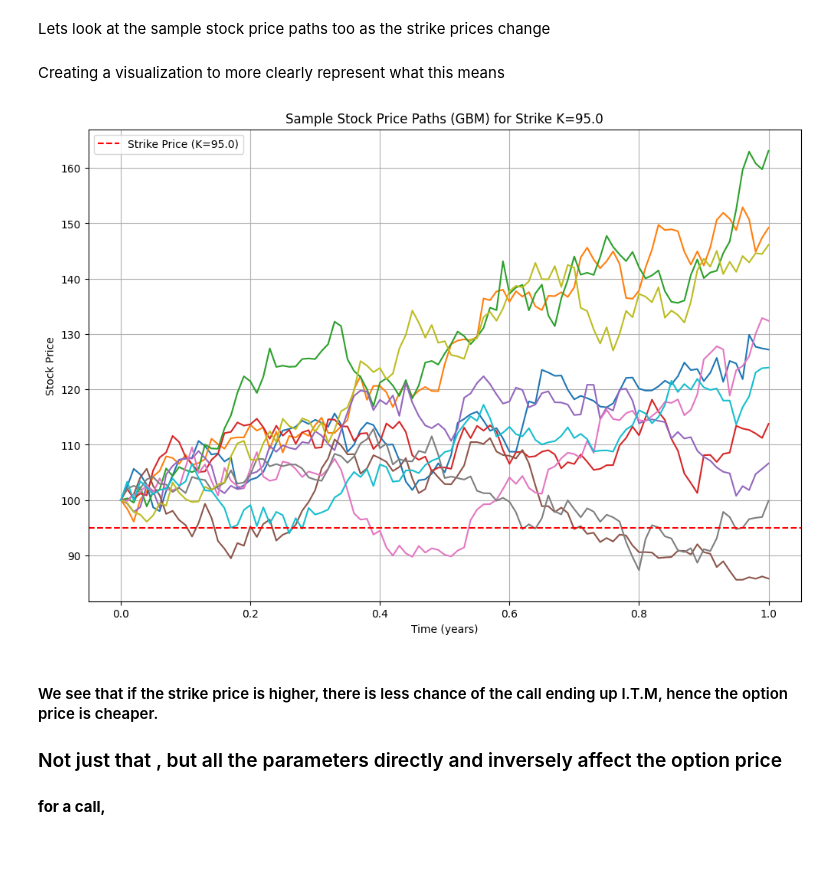
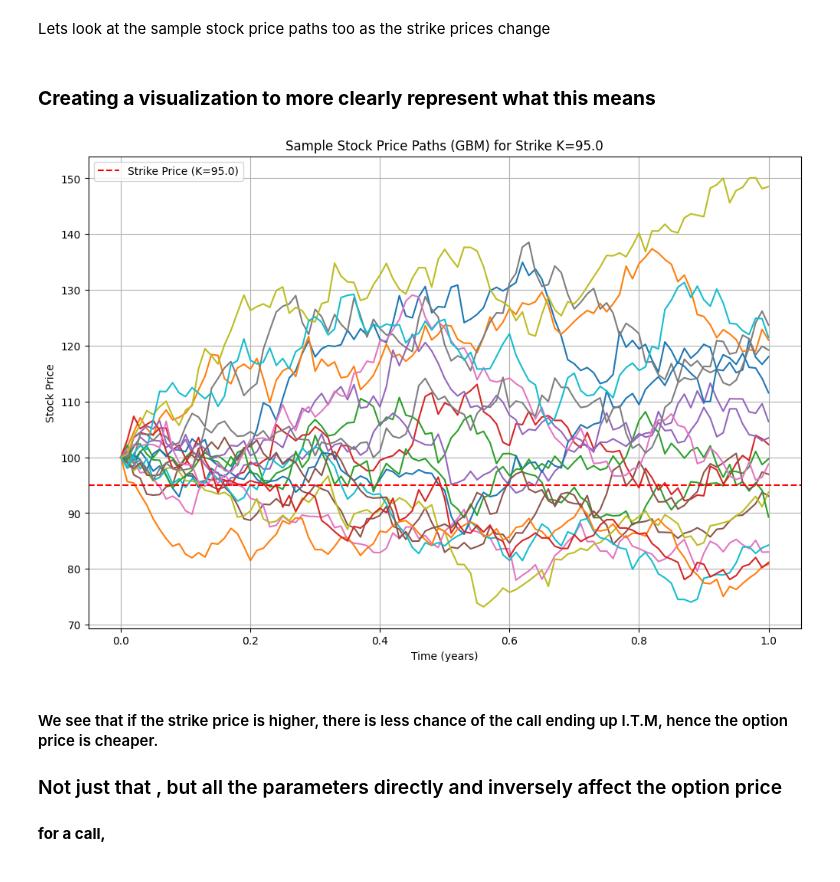
Before and after one commit to B4rxu5/Hedoesntevenspeakenglish, a Jupyter notebook: monte_carlo_options_pricer.ipynb, the cells around one changed output. Drawn from its saved outputs; the diff is of its cells as text; code cells hidden in the pictures.

Commit message:
Update monte_carlo_options_pricer.ipynb
explaining the graphs, tweaking the axes, legends n all

```diff
--- a/monte_carlo_options_pricer.ipynb
+++ b/monte_carlo_options_pricer.ipynb
@@ -460,32 +465,32 @@ K=$95.0:
 # %% [markdown]
 Lets look at the sample stock price paths too as the strike prices change
 # %% [markdown]
-Creating a visualization to more clearly represent what this means
+### <b>Creating a visualization to more clearly represent what this means
 # %%
 n_steps = 100
-n_paths = 10
+n_paths = 20
 dt = T / n_steps
 stock_paths = np.zeros((n_steps + 1, n_paths))
 stock_paths[0] = S0
 
 for t in range(1, n_steps + 1):
     z = np.random.standard_normal(n_paths)
     stock_paths[t] = stock_paths[t-1] * np.exp((r - 0.5 * sigma**2) * dt + sigma * np.sqrt(dt) * z)
 
 # Plot stock paths for each strike price
 for K in strikes:
     plt.figure(figsize=(12, 8))
     for i in range(n_paths):
         plt.plot(np.linspace(0, T, n_steps + 1), stock_paths[:, i])
     plt.axhline(y=K, color='r', linestyle='--', label=f'Strike Price (K={K})')
     plt.xlabel('Time (years)')
     plt.ylabel('Stock Price')
     plt.title(f'Sample Stock Price Paths (GBM) for Strike K={K}')
     plt.legend()
     plt.grid(True)
     plt.show()
 # %% [output]
-[figure, old version]
+[figure, new version]
 # %% [markdown]
 #### We see that if the strike price is higher, there is less chance of the call ending up I.T.M, hence the option price is cheaper. <br>
 ### Not just that , but all the parameters directly and inversely affect the option price
```
Also changed, not shown: parts of 7 cells of this notebook.
